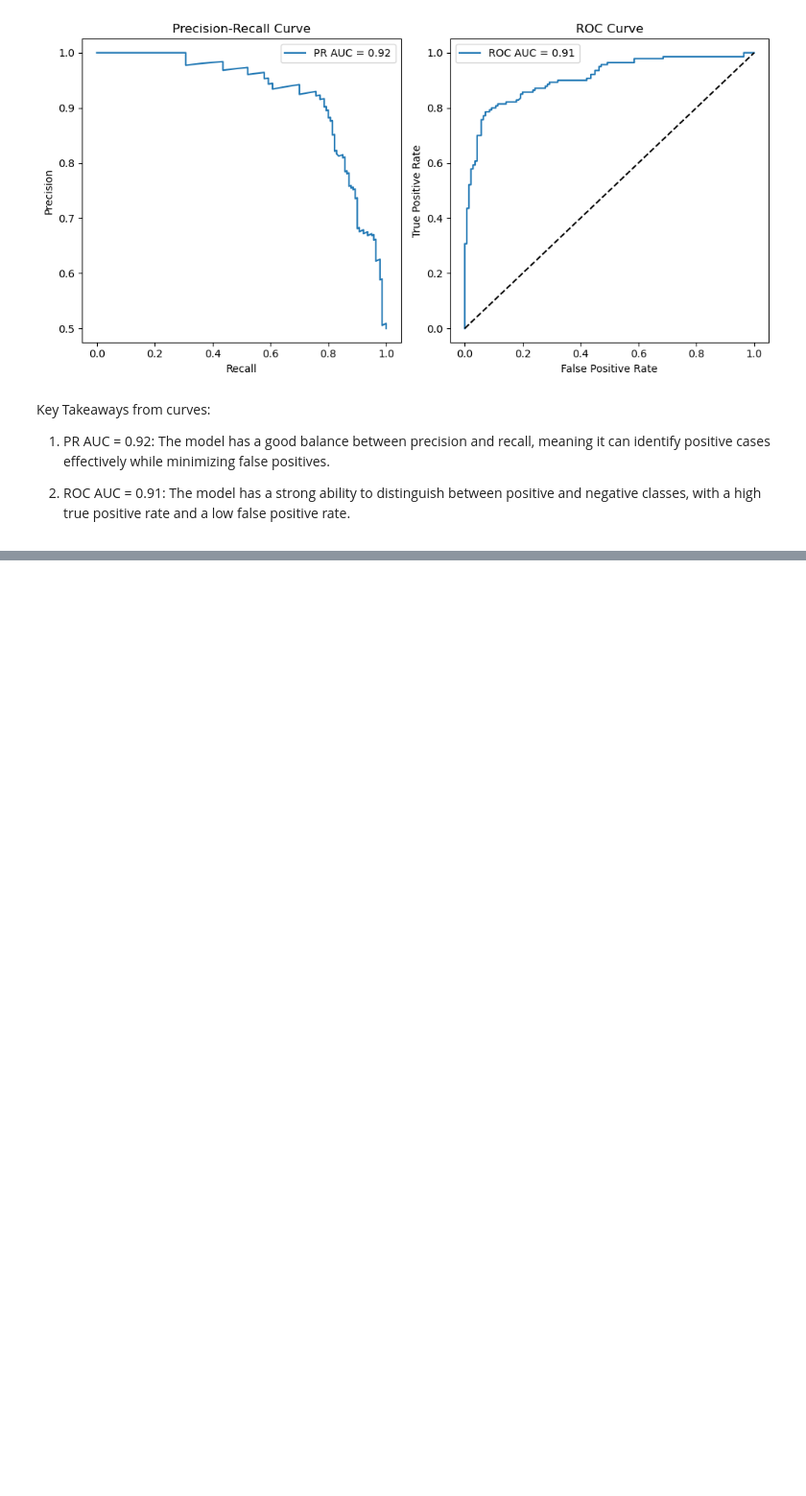
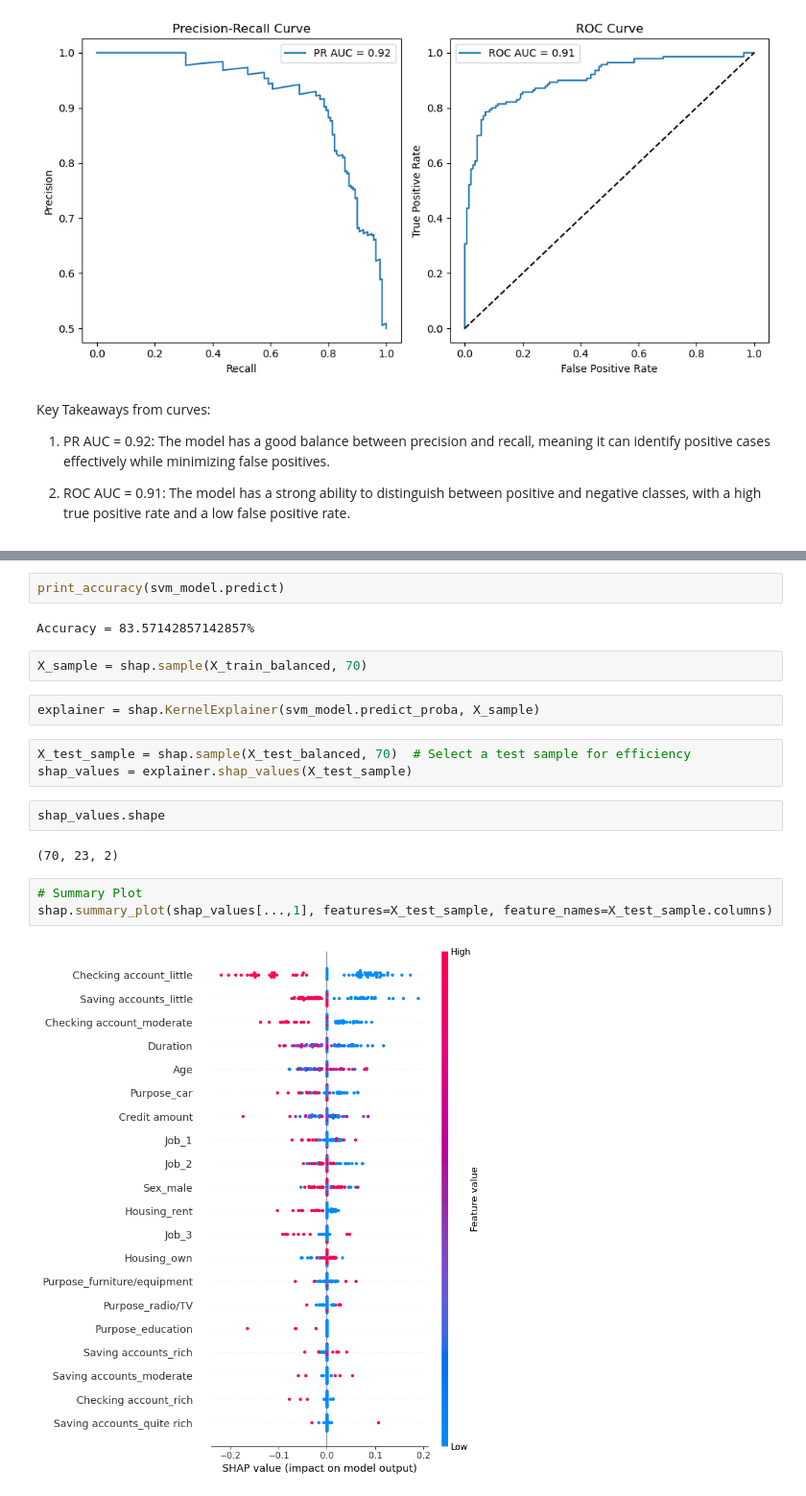
Before and after one commit to imarav07/credit_risk, a Jupyter notebook: notebooks/model_exploration.ipynb, the cells around one changed output, grey strips where cells are left out. Shown at 96% size. Cells and saved outputs as stored; diff of their text form; blank space fills up the shorter version.

```diff
--- a/notebooks/model_exploration.ipynb
+++ b/notebooks/model_exploration.ipynb
@@ -731,0 +758,20 @@ The model has a strong ability to distinguish between positive and negative clas
+# %%
+print_accuracy(svm_model.predict)
+# %% [output]
+Accuracy = 83.57142857142857%
+# %%
+X_sample = shap.sample(X_train_balanced, 70)
+# %%
+explainer = shap.KernelExplainer(svm_model.predict_proba, X_sample)
+# %%
+X_test_sample = shap.sample(X_test_balanced, 70)  # Select a test sample for efficiency
+shap_values = explainer.shap_values(X_test_sample)
+# %%
+shap_values.shape
+# %% [output]
+(70, 23, 2)
+# %%
+# Summary Plot
+shap.summary_plot(shap_values[...,1], features=X_test_sample, feature_names=X_test_sample.columns)
+# %% [output]
+[figure, added]
```
Also changed, not shown: parts of 11 cells of this notebook.
